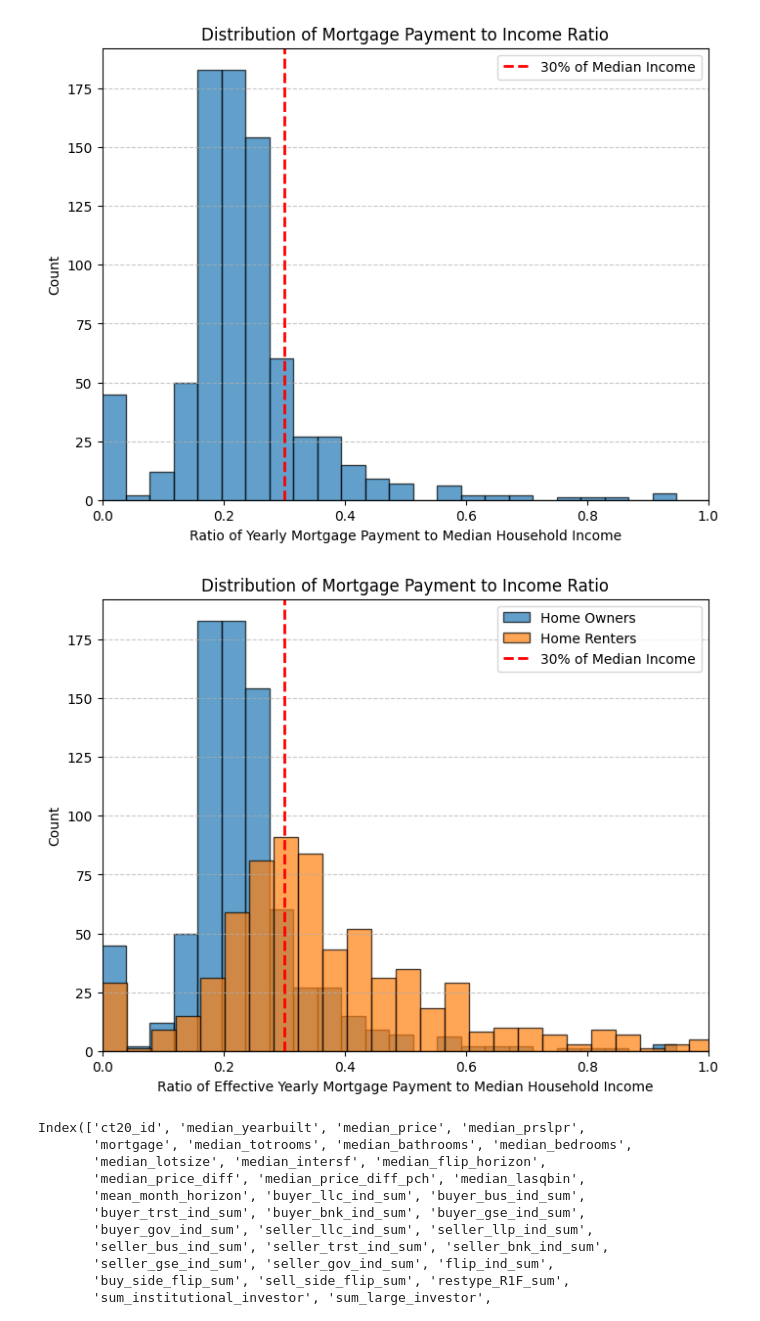
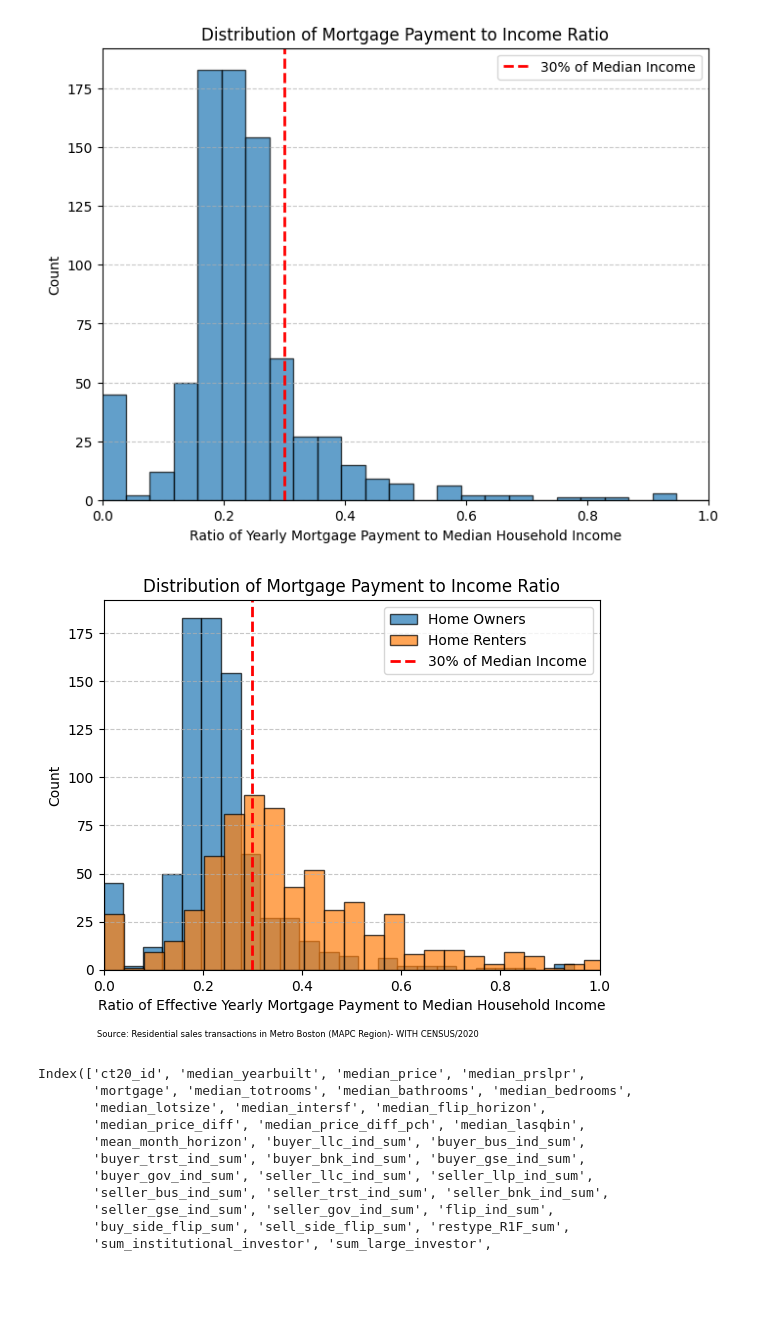
Before and after one commit to an-bo-chen/6.C85-Final-Project, a Jupyter notebook: visualization scripts/residental_sales_visualization_aggregated2020.ipynb, the cells around one changed output. Saved outputs shown, nothing was run; the diff lists cells and outputs as text; code cells hidden in the pictures; blank space fills up the shorter version.

Commit message:
Adding data attribution to figures

```diff
--- a/visualization scripts/residental_sales_visualization_aggregated2020.ipynb
+++ b/visualization scripts/residental_sales_visualization_aggregated2020.ipynb
@@ -138,35 +138,37 @@ df = df[df['mortgage_to_income_ratio'] != float('inf')]
 
 # Calculate yearly mortgage payments
 df['yearly_mortgage_payment'] = df['mortgage'].apply(yearly_mortgage_payment)
 
 # Drop rows with missing values in the relevant columns
 df_filtered = df.dropna(subset=['yearly_mortgage_payment', 'r_mhi'])
 
 
 
 
 # Define the 30% threshold line
 threshold_ratio = 0.30
 
 # Plot histogram of the ratio of yearly mortgage payment to median household income
-plt.figure(figsize=(8,6))
+plt.plot(figsize=(8,6))
 plt.hist(df_filtered2['yearly_mortgage_payment'] / df_filtered2['mhi'], bins=300, edgecolor='black', alpha=0.7,label = "Home Owners")
 plt.hist(df_filtered['yearly_mortgage_payment'] / df_filtered['r_mhi'], bins=300, edgecolor='black', alpha=0.7,label = "Home Renters")
 plt.axvline(threshold_ratio, color='red', linestyle='dashed', linewidth=2, label="30% of Median Income")
 
 # Labels and title
 plt.xlabel("Ratio of Effective Yearly Mortgage Payment to Median Household Income")
 plt.ylabel("Count")
 plt.title("Distribution of Mortgage Payment to Income Ratio")
 plt.legend()
 plt.grid(axis='y', linestyle='--', alpha=0.7)
 plt.xlim([0,1])
 #plt.yscale("log")
+plt.text(-0.0125, -35, "Source: Residential sales transactions in Metro Boston (MAPC Region)- WITH CENSUS/2020", fontsize=6)
+
 
 # Show the plot
 plt.show()
 # %% [output]
-[figure, old version]
+[figure, new version]
 # %%
 df.columns
 # %% [output]
```
Also changed, not shown: parts of 6 cells of this notebook, 3 other files.
